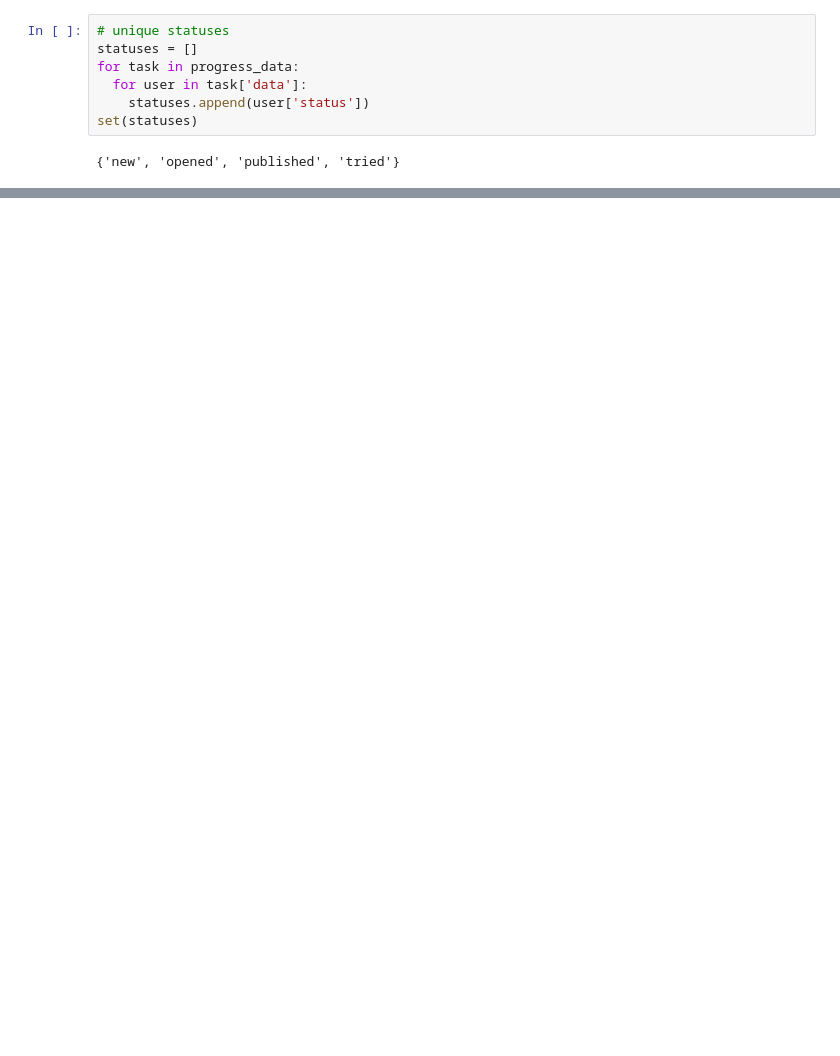
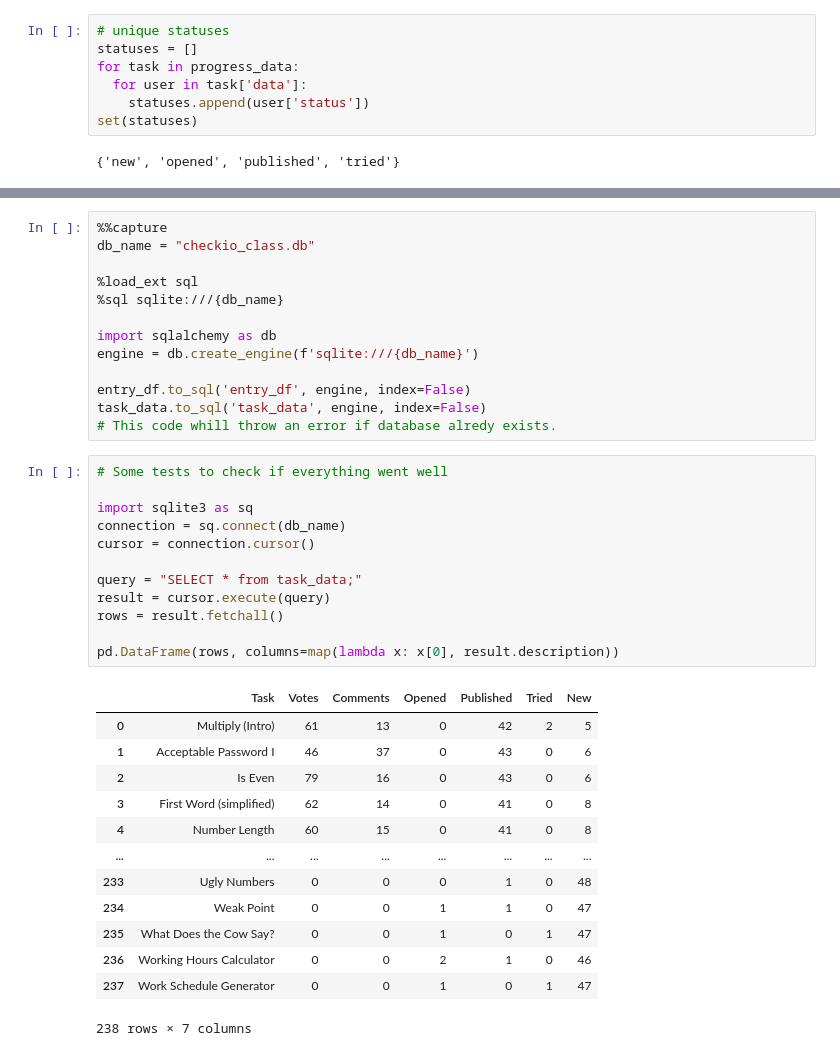
Before and after one commit to Nemczek/checkio_database, a Jupyter notebook: pyCheckio_class_database.ipynb, the cells around one changed output, grey strips where cells are left out. Cells and saved outputs as stored; diff of their text form; blank space fills up the shorter version.

Commit message:
Creating SQL database

```diff
--- a/pyCheckio_class_database.ipynb
+++ b/pyCheckio_class_database.ipynb
@@ -196,0 +232,39 @@ task_data
+# %%
+%%capture
+db_name = "checkio_class.db"
+
+%load_ext sql
+%sql sqlite:///{db_name}
+
+import sqlalchemy as db
+engine = db.create_engine(f'sqlite:///{db_name}')
+
+entry_df.to_sql('entry_df', engine, index=False)
+task_data.to_sql('task_data', engine, index=False)
+# This code whill throw an error if database alredy exists.
+# %%
+# Some tests to check if everything went well
+
+import sqlite3 as sq
+connection = sq.connect(db_name)
+cursor = connection.cursor()
+
+query = "SELECT * from task_data;"
+result = cursor.execute(query)
+rows = result.fetchall()
+
+pd.DataFrame(rows, columns=map(lambda x: x[0], result.description))
+# %% [output]
+|  | Task | Votes | Comments | Opened | Published | Tried | New |
+| 0 | Multiply (Intro) | 61 | 13 | 0 | 42 | 2 | 5 |
+| 1 | Acceptable Password I | 46 | 37 | 0 | 43 | 0 | 6 |
+| 2 | Is Even | 79 | 16 | 0 | 43 | 0 | 6 |
+| 3 | First Word (simplified) | 62 | 14 | 0 | 41 | 0 | 8 |
+| 4 | Number Length | 60 | 15 | 0 | 41 | 0 | 8 |
+| ... | ... | ... | ... | ... | ... | ... | ... |
+| 233 | Ugly Numbers | 0 | 0 | 0 | 1 | 0 | 48 |
+| 234 | Weak Point | 0 | 0 | 1 | 1 | 0 | 47 |
+| 235 | What Does the Cow Say? | 0 | 0 | 1 | 0 | 1 | 47 |
+| 236 | Working Hours Calculator | 0 | 0 | 2 | 1 | 0 | 46 |
+| 237 | Work Schedule Generator | 0 | 0 | 1 | 0 | 1 | 47 |
+238 rows × 7 columns
```
Also changed, not shown: parts of 17 cells of this notebook.
